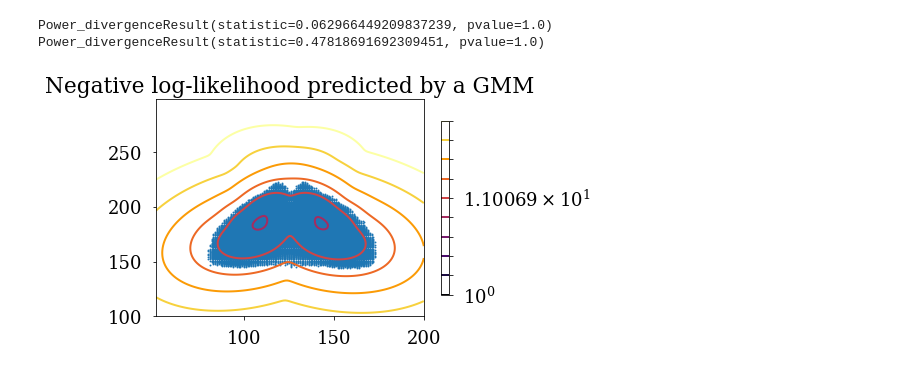
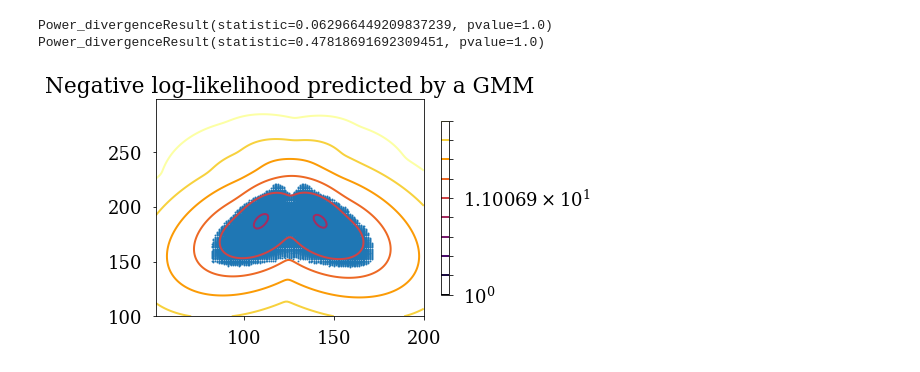
Before and after one commit to austinlc/YATKE, a Jupyter notebook: Brosa3modeCf.ipynb, the cells around one changed output. Drawn from its saved outputs; the diff is of its cells as text; code cells hidden in the pictures.

```diff
--- a/Brosa3modeCf.ipynb
+++ b/Brosa3modeCf.ipynb
@@ -167,7 +167,7 @@ def YATKE(tuple_in, h0,h1,h2, dmin0,dmin1,dmin2, dmax0,dmax1,dmax2,
                 T = (Z_cn / A_cn) ** 2 * (A[i] * (A_cn - A[i]) * e2) / TKE[j] - dmin[k] # fm
 
                 if (T <= 0.0):
-                    Yij = 0.
+                    Yij += 0.
                 else:
                     YTKE = (200/TKE[j])** 2 * h[k] * np.exp(2*(dmax[k]-dmin[k])/ddec[k] -
                                                        T/ddec[k] - (dmax[k] - dmin[k])**2/T/ddec[k])
@@ -696,35 +696,36 @@ f.close()
 
 #convert from strings to ints
 YATKE_datammg = list(map(int, YATKE_datammg))
 
 YATKE_datammg2d = rearrange(YATKE_datammg)
 
 X_train = []
 for i in range(len(A)):
     for j in range(len(TKE)):
-        for k in range(int(YATKE_datammg2d[j,i]/32.)):
-            X_train.append([A[i], TKE[j]])
+        for k in range((YATKE_datammg2d[j,i]//64)):
+
+                X_train.append([A[i], TKE[j]])
 X_train = np.array(X_train)
-clf = mixture.GaussianMixture(n_components=6, covariance_type='full')
+clf = mixture.GaussianMixture(n_components=4, covariance_type='full')
 clf.fit(X_train)
 
 
 
 # display predicted scores by the model as a contour plot
 
 Amesh, TKEmesh = np.meshgrid(A, TKE)
 AA = np.array([Amesh.ravel(), TKEmesh.ravel()]).T
 Z = -clf.score_samples(AA)
 Z = Z.reshape(Amesh.shape)
 
 CS = plt.contour(Amesh, TKEmesh, Z, norm=LogNorm(vmin=1.0, vmax=75.0),
                  levels=np.logspace(0, 1.875, 10))
 CB = plt.colorbar(CS, shrink=0.8, extend='both')
 plt.scatter(X_train[:, 0], X_train[:, 1], .8)
 
 plt.title('Negative log-likelihood predicted by a GMM')
 plt.axis('tight')
 plt.show()
 # %% [output]
-[figure, old version]
+[figure, new version]
 # %%
```
Also changed, not shown: parts of 4 cells of this notebook, 2 other files.
